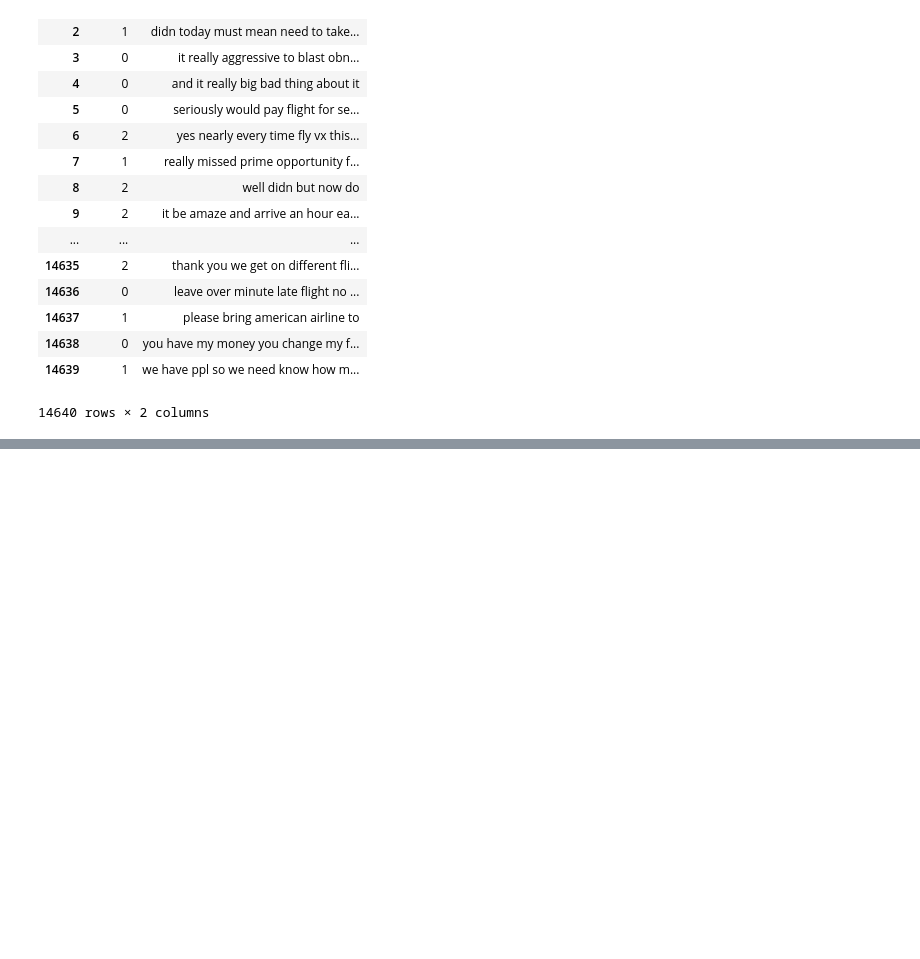
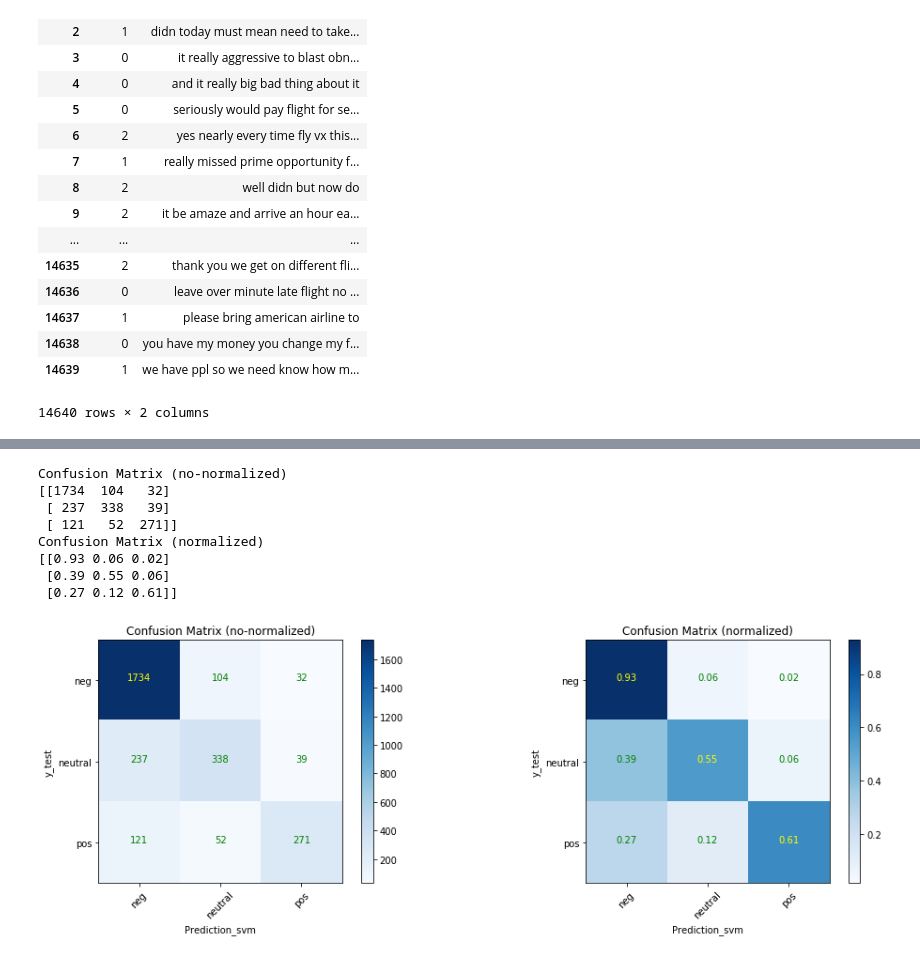
Before and after one commit to becomingdatasc/TFM, a Jupyter notebook: TfM_Sentiment_Analysis_V2.ipynb, the cells around one changed output, grey strips where cells are left out. Cells and saved outputs as stored; diff of their text form; code cells hidden in the pictures; blank space fills up the shorter version.

```diff
--- a/TfM_Sentiment_Analysis_V2.ipynb
+++ b/TfM_Sentiment_Analysis_V2.ipynb
@@ -415,0 +524,28 @@ print(accuracy_score(y_test, y_pred_dt))
+# %%
+# Plot --> Confusion Matrix: Logistic Regression
+cnf_matrix_lr = confusion_matrix(y_test, prediction_lr)
+
+# Plot non-normalized confusion matrix
+plt.figure(figsize=(15, 10))
+plt.subplot(221)
+plot_confusion_matrix(cnf_matrix_lr, classes=['neg', 'neutral', 'pos'],
+                      title='Confusion Matrix (no-normalized)')
+plt.subplot(222)
+plot_confusion_matrix(cnf_matrix_lr, classes=['neg', 'neutral', 'pos'],
+                      normalize = True,
+                      title='Confusion Matrix (normalized)')
+
+plt.subplots_adjust(top=1, bottom=0.1, left=0.1, right=0.95, hspace=0.5,
+                    wspace=0.3)
+
+plt.show()
+# %% [output]
+Confusion Matrix (no-normalized)
+[[1734  104   32]
+ [ 237  338   39]
+ [ 121   52  271]]
+Confusion Matrix (normalized)
+[[0.93 0.06 0.02]
+ [0.39 0.55 0.06]
+ [0.27 0.12 0.61]]
+[figure, added]
```
Also changed, not shown: parts of 12 cells of this notebook.
